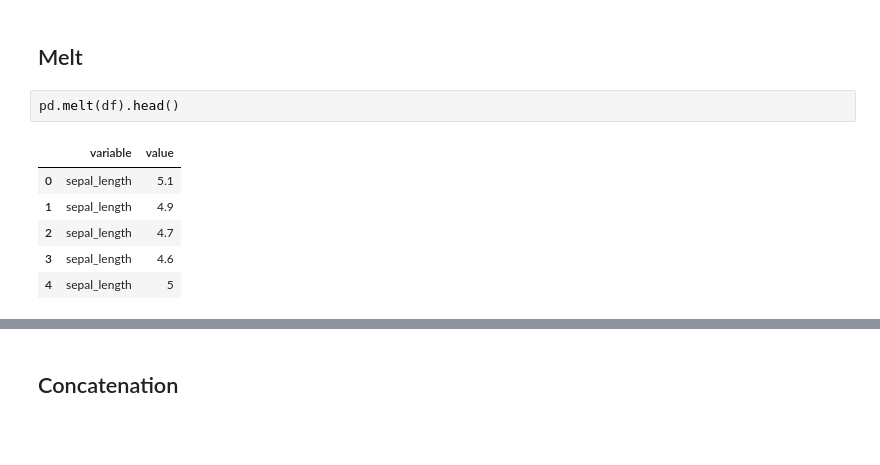
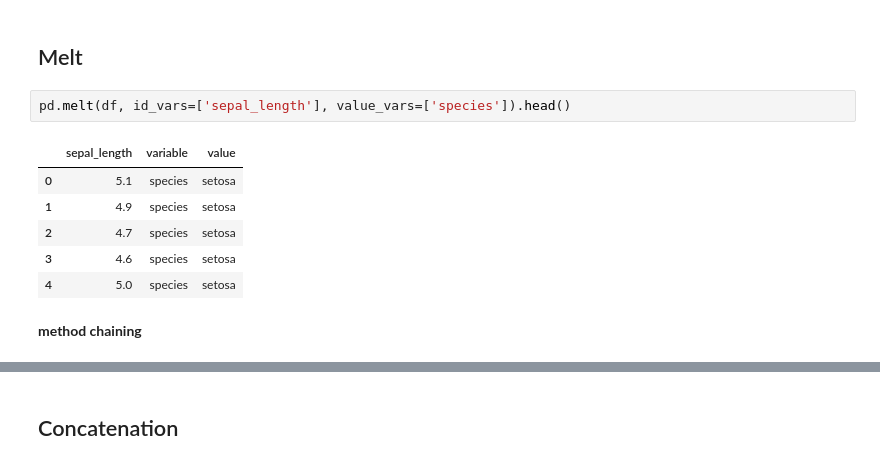
Before and after one commit to epikjjh/Pandas-Cheat-Sheet, a Jupyter notebook: Reshaping Data.ipynb, the cells around one changed output, grey strips where cells are left out. Cells and saved outputs as stored; diff of their text form; blank space fills up the shorter version.

```diff
--- a/Reshaping Data.ipynb
+++ b/Reshaping Data.ipynb
@@ -10,11 +15,13 @@ df.shape
 # %% [markdown]
 ## Melt
 # %%
-pd.melt(df).head()
+pd.melt(df, id_vars=['sepal_length'], value_vars=['species']).head()
 # %% [output]
-|  | variable | value |
-| 0 | sepal_length | 5.1 |
-| 1 | sepal_length | 4.9 |
-| 2 | sepal_length | 4.7 |
-| 3 | sepal_length | 4.6 |
-| 4 | sepal_length | 5 |
+|  | sepal_length | variable | value |
+| 0 | 5.1 | species | setosa |
+| 1 | 4.9 | species | setosa |
+| 2 | 4.7 | species | setosa |
+| 3 | 4.6 | species | setosa |
+| 4 | 5.0 | species | setosa |
+# %% [markdown]
+<strong> method chaining </strong>
```
Also changed, not shown: parts of 32 cells of this notebook, 1 other file.
